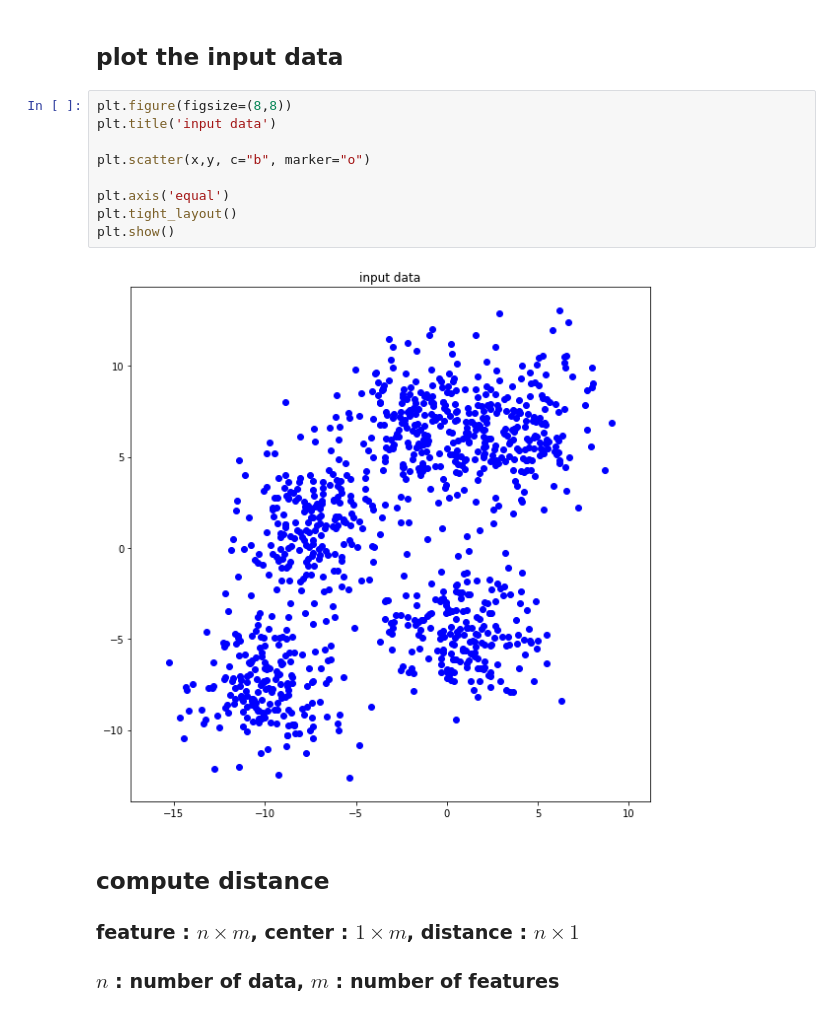
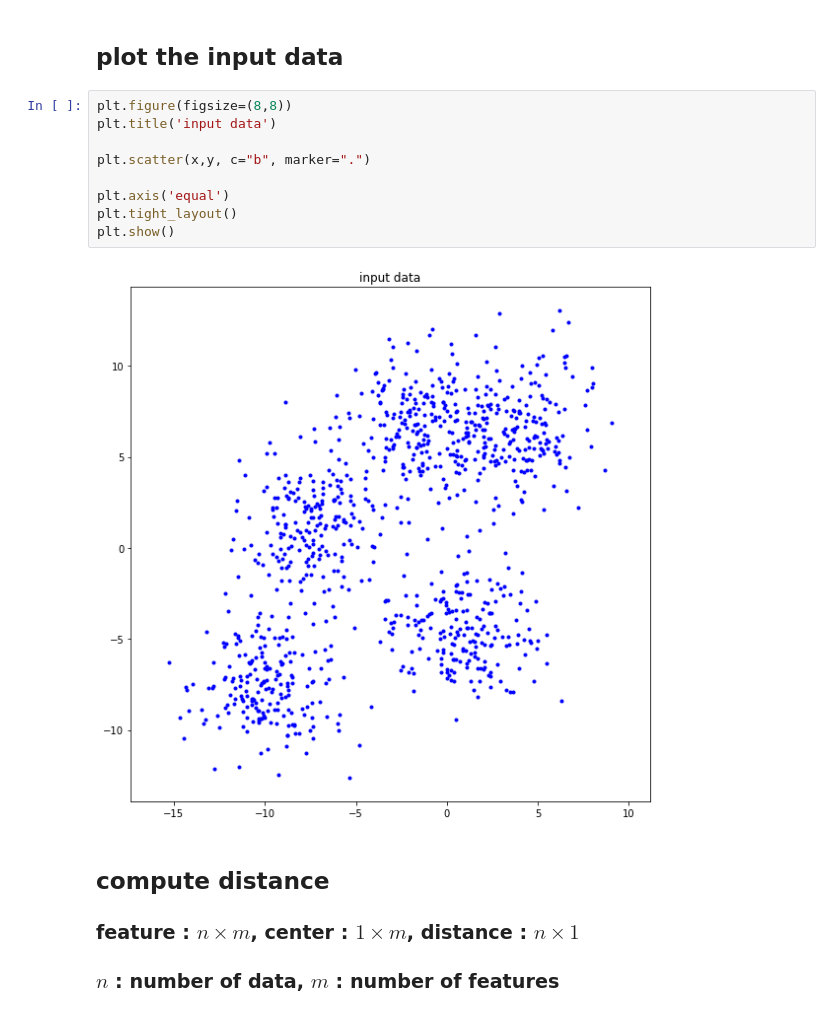
Before and after one commit to bobokyung/assignment-machine-learning, a Jupyter notebook: assignment11/assignment_11.ipynb, the cells around one changed output. Drawn from its saved outputs; the diff is of its cells as text.

```diff
--- a/assignment11/assignment_11.ipynb
+++ b/assignment11/assignment_11.ipynb
@@ -50,14 +50,14 @@ number of feature : 2
 # %%
 plt.figure(figsize=(8,8))
 plt.title('input data')
 
-plt.scatter(x,y, c="b", marker="o")
+plt.scatter(x,y, c="b", marker=".")
 
 plt.axis('equal')
 plt.tight_layout()
 plt.show()
 # %% [output]
-[figure, old version]
+[figure, new version]
 # %% [markdown]
 ## compute distance
 ### feature : $n \times m$, center : $1 \times m$, distance : $n \times 1$
```
Also changed, not shown: parts of 9 cells of this notebook.
